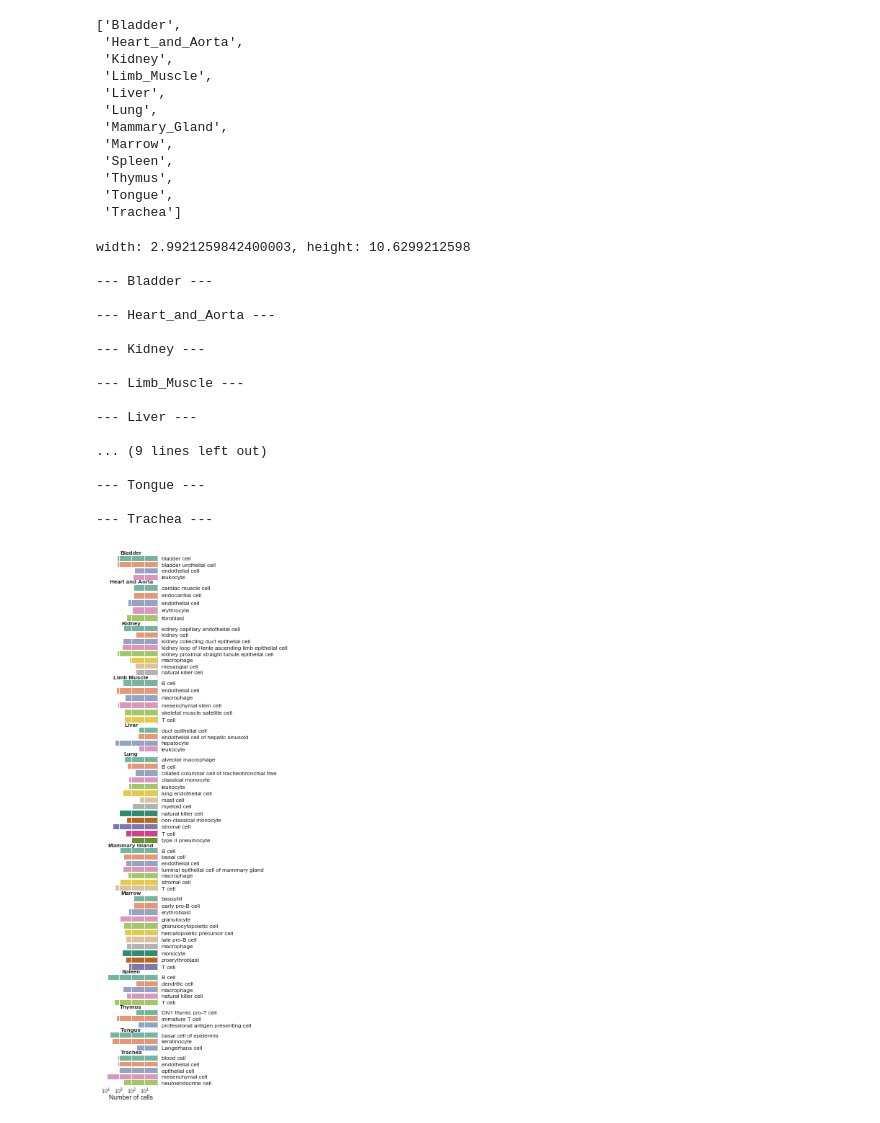
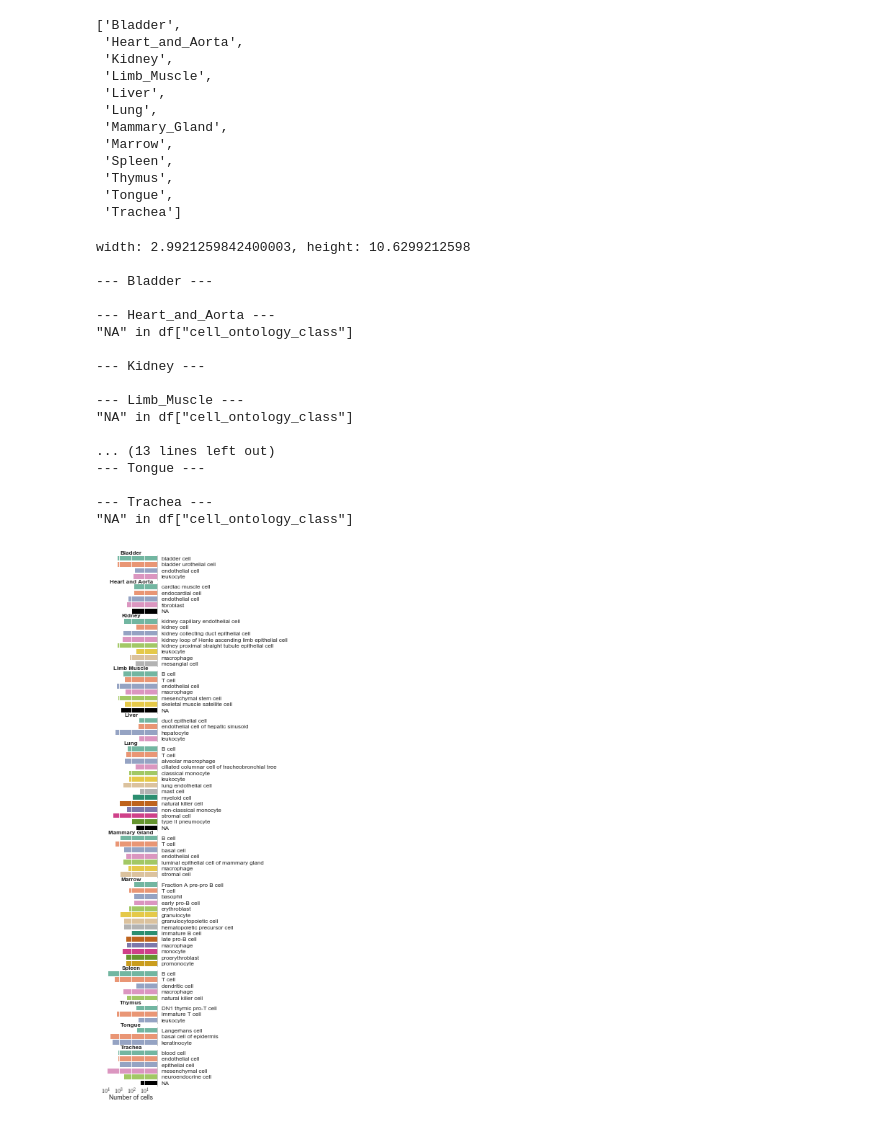
Before and after one commit to czbiohub-sf/tabula-muris, a Jupyter notebook: 15_supplementary_figure5/supplementary_figure5c.ipynb, the cells around one changed output. Drawn from its saved outputs; the diff is of its cells as text; code cells hidden in the pictures.

Commit message:
Update cell barplots

```diff
--- a/15_supplementary_figure5/supplementary_figure5c.ipynb
+++ b/15_supplementary_figure5/supplementary_figure5c.ipynb
@@ -25,6 +25,7 @@ data_ingest_folder = os.path.join('..', '00_data_ingest' )
 
 cell_annotations_csv = os.path.join(data_ingest_folder, '18_global_annotation_csv', 'annotations_droplet.csv')
 cell_annotations = pd.read_csv(cell_annotations_csv)
+cell_annotations = cell_annotations.fillna("NA")
 print(cell_annotations.shape)
 cell_annotations.head()
 # %% [output]
@@ -66,8 +67,9 @@ height_ratios = cell_annotations.groupby('tissue').apply(lambda x: len(x[col].un
 fig, axes = plt.subplots(figsize=(width, height), nrows=len(tissues), sharex=True,
                          gridspec_kw=dict(height_ratios=height_ratios))
 
-def barplot(x, y, data, palette=None, ax=None, zorder=-1, title=''):
-    order = sorted(data[y], key=lambda s: s.lower())
+def barplot(x, y, data, palette=None, ax=None, zorder=-1, title='', order=None):
+    if order is None:
+        order = sorted(data[y], key=lambda s: s.lower())
 
 #     ax.set_xscale('log')
     sns.barplot(x=x, y=y, data=data, palette=palette, ax=ax, zorder=zorder, order=order)
@@ -101,44 +103,65 @@ palette = sns.color_palette('Set2', n_colors=8) + sns.color_palette('Dark2', n_c
 
 for (tissue, df), ax in zip(cell_annotations.groupby('tissue'), axes):
     print(f'\n--- {tissue} ---')
+
     annotation_subannotation = df.groupby(col).size().reset_index()
     annotation_subannotation = annotation_subannotation.rename(columns={0: 'n_cells'})
     annotation_subannotation['log10_n_cells'] = np.log10(annotation_subannotation['n_cells'])
 
-    barplot(x='log10_n_cells', y=col, data=annotation_subannotation, palette=palette, ax=ax, title=tissue)
+    categories = annotation_subannotation['cell_ontology_class'].unique()
+    if "NA" in categories:
+        print('"NA" in df["cell_ontology_class"]')
+        # Make sure NA is always last and black
+
+        categories = sorted(annotation_subannotation['cell_ontology_class'].replace('NA', np.nan).dropna().unique())
+
+        # NA is always last category
+        categories = categories + ['NA']
+        annotation_subannotation['cell_ontology_class'] = pd.Categorical(
+            annotation_subannotation['cell_ontology_class'], categories=categories, ordered=True)
+
+        # Last category is black
+        tissue_palette = palette[:(len(categories)-1)] + ['black']
+    else:
+        tissue_palette = palette
+        categories = categories
+
+    barplot(x='log10_n_cells', y=col, data=annotation_subannotation, palette=tissue_palette,
+            ax=ax, title=tissue, order=categories)
 
     # Plot each tissue's barplot on an individual figure - didn't end up using
 #     tissue_height = height * (height_ratios[tissue]/height_ratios.sum()) + 1
 #     fig_tissue, ax_tissue = plt.subplots(figsize=(width, tissue_height))
 #     barplot('log10_n_cells', col, annotation_subannotation, palette, ax=ax_tissue, title=tissue)
 
 #     left, right = -0.05, 1.04
 #     bottom, top = -0.015, 1.01
 #     fig_tissue.tight_layout(h_pad=-0.1, rect=[left, bottom, right, top])
-#     fig_tissue.savefig(f'{figure2_folder}/barplot_n_cells_per_annotation_{tissue}.pdf')
+#     fig_tissue.savefig(f'figure2c_barplot_n_cells_per_annotation_{tissue}.pdf')
+
 
 
 
 left, right = -0.05, 1.24
 bottom, top = -0.015, 1.01
 fig.tight_layout(h_pad=-0.1, rect=[left, bottom, right, top])
 fig.savefig('supplementary_figure5c_barplot_n_cells_per_annotation_all.pdf',bbox_inches="tight")
 # %% [output]
 width: 2.9921259842400003, height: 10.6299212598
 
 --- Bladder ---
 
 --- Heart_and_Aorta ---
+"NA" in df["cell_ontology_class"]
 
 --- Kidney ---
 
 --- Limb_Muscle ---
+"NA" in df["cell_ontology_class"]
 
---- Liver ---
-
-... (9 lines left out)
-
+... (13 lines left out)
 --- Tongue ---
 
 --- Trachea ---
+"NA" in df["cell_ontology_class"]
-[figure, old version]
+[figure, new version]
```
Also changed, not shown: parts of 1 cell of this notebook.
